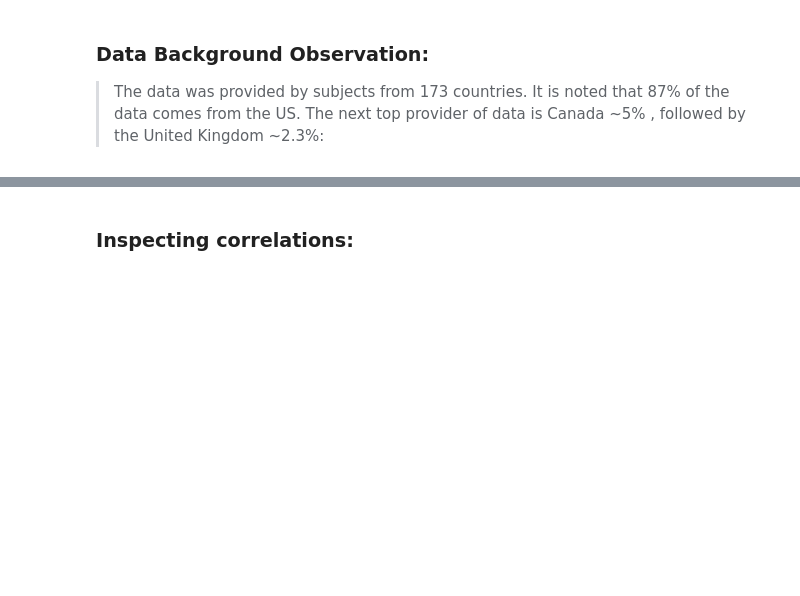
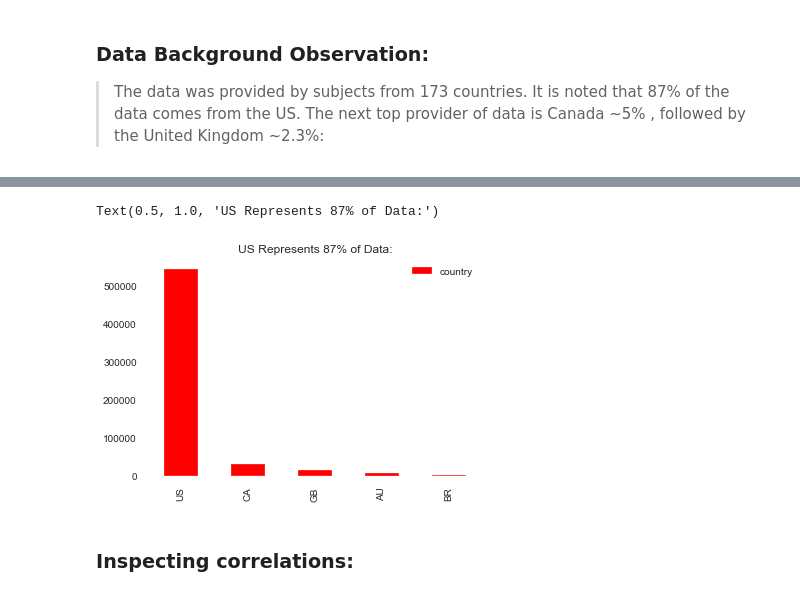
Before and after one commit to andiosika/Binomial-Classification-Ranom-Forest-hyper-imbalance, a Jupyter notebook: student.ipynb, the cells around one changed output, grey strips where cells are left out. Drawn from its saved outputs; the diff is of its cells as text; code cells hidden in the pictures; blank space fills up the shorter version.

```diff
--- a/student.ipynb
+++ b/student.ipynb
@@ -179,5 +193,11 @@ Name: country, Length: 173, dtype: float64
 | SE | 543 |
 | RO | 514 |
 | CL | 416 |
+# %%
+countriesdf.head(5).plot(kind='bar', color='r')
+plt.title('US Represents 87% of Data:')
+# %% [output]
+Text(0.5, 1.0, 'US Represents 87% of Data:')
+[figure, added]
 # %% [markdown]
 ### Inspecting correlations:
```
Also changed, not shown: parts of 113 cells of this notebook, 9 other files.
